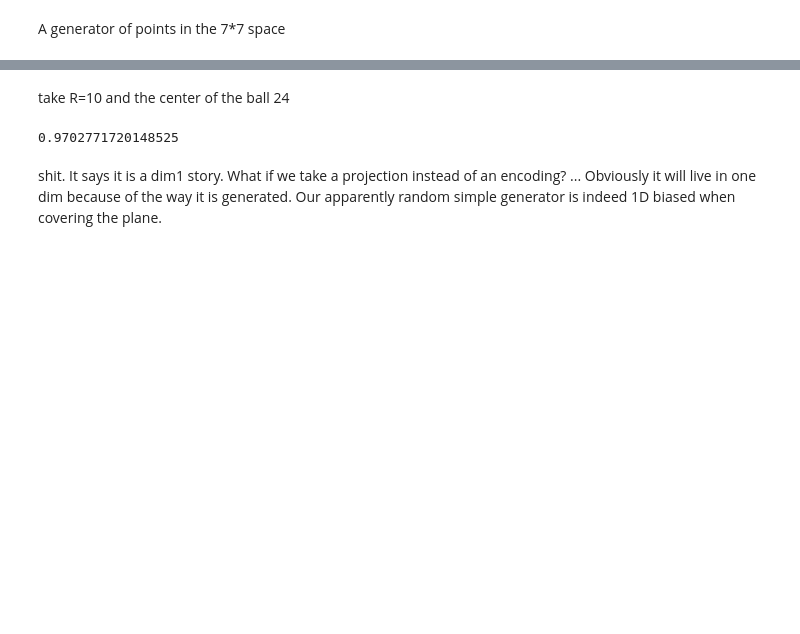
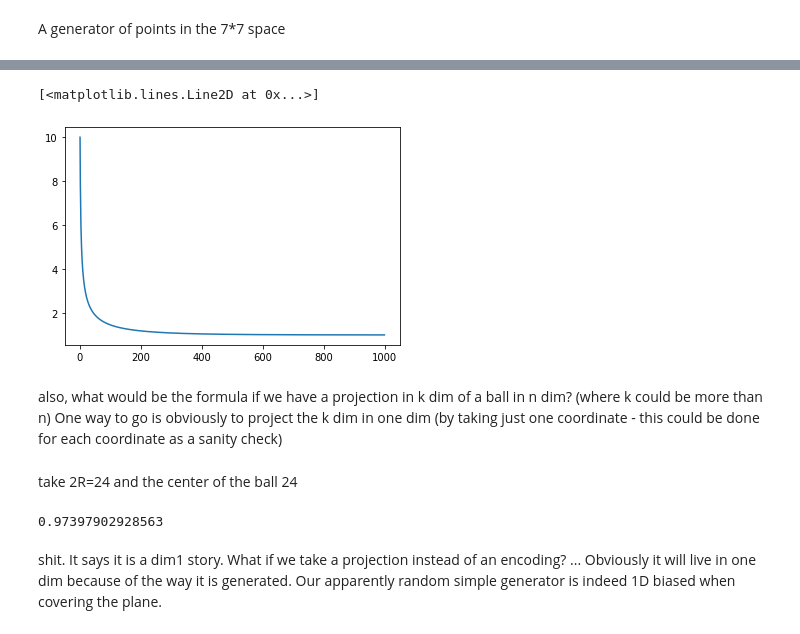
Before and after one commit to yoannmorello2/NLQuantum, a Jupyter notebook: Where_do_you_live.ipynb, the cells around one changed output, grey strips where cells are left out. Cells and saved outputs as stored; diff of their text form; code cells hidden in the pictures; blank space fills up the shorter version.

```diff
--- a/Where_do_you_live.ipynb
+++ b/Where_do_you_live.ipynb
@@ -30,6 +57,15 @@ Define a distance $|a-b|$. Take a ball of half diameter R and one of 2R. Enumera
+# %%
+J=1/(1-I)
+plt.plot(t,J)
+# %% [output]
+[<matplotlib.lines.Line2D at 0x...>]
+[figure, added]
+# %% [markdown]
+also, what would be the formula if we have a projection in k dim of a ball in n dim? (where k could be more than n)
+One way to go is obviously to project the k dim in one dim (by taking just one coordinate - this could be done for each coordinate as a sanity check)
 # %%
 a=generator(10000)
 enc = encode(a)
 # %% [markdown]
-take R=10 and the center of the ball 24
+take 2R=24 and the center of the ball 24
 # %%
@@ -38,7 +74,7 @@ inBall20 = (enc<45)&(enc>3)
 # %%
-np.log(np.sum(inBall20)/np.sum(inBall10))/np.log(2)
+np.log(np.sum(inBall24)/np.sum(inBall12))/np.log(2)
 # %% [output]
-0.9702771720148525
+0.97397902928563
 # %% [markdown]
 shit. It says it is a dim1 story.
 What if we take a projection instead of an encoding? ... Obviously it will live in one dim because of the way it is generated.
```
Also changed, not shown: parts of 42 cells of this notebook.
